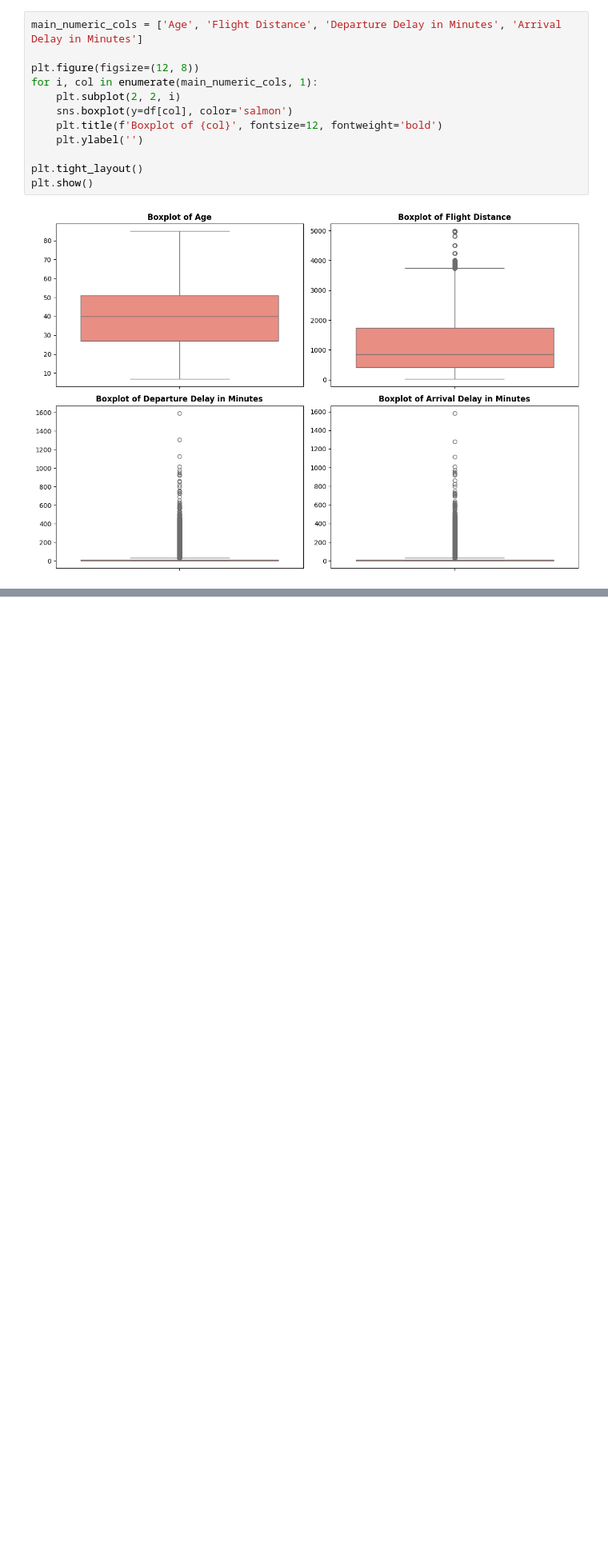
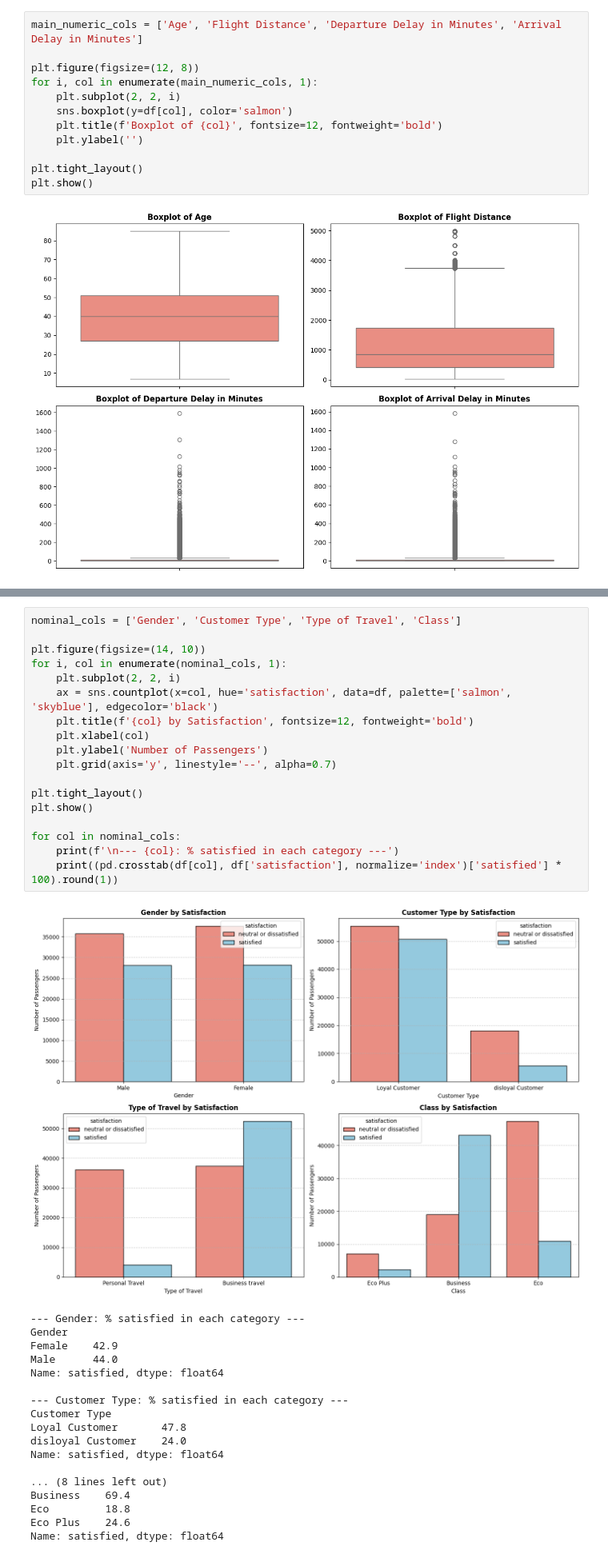
Before and after one commit to Layal06-gh/IT326-Airline-Satisfaction, a Jupyter notebook: phases/Phase2.ipynb, the cells around one changed output, grey strips where cells are left out. Shown at 80% size. Cells and saved outputs as stored; diff of their text form; blank space fills up the shorter version.

```diff
--- a/phases/Phase2.ipynb
+++ b/phases/Phase2.ipynb
@@ -76,0 +184,37 @@ The boxplot analysis across key numeric features reveals the following insights:
+# %%
+nominal_cols = ['Gender', 'Customer Type', 'Type of Travel', 'Class']
+
+plt.figure(figsize=(14, 10))
+for i, col in enumerate(nominal_cols, 1):
+    plt.subplot(2, 2, i)
+    ax = sns.countplot(x=col, hue='satisfaction', data=df, palette=['salmon', 'skyblue'], edgecolor='black')
+    plt.title(f'{col} by Satisfaction', fontsize=12, fontweight='bold')
+    plt.xlabel(col)
+    plt.ylabel('Number of Passengers')
+    plt.grid(axis='y', linestyle='--', alpha=0.7)
+
+plt.tight_layout()
+plt.show()
+
+for col in nominal_cols:
+    print(f'\n--- {col}: % satisfied in each category ---')
+    print((pd.crosstab(df[col], df['satisfaction'], normalize='index')['satisfied'] * 100).round(1))
+# %% [output]
+[figure, added]
+--- Gender: % satisfied in each category ---
+Gender
+Female    42.9
+Male      44.0
+Name: satisfied, dtype: float64
+
+--- Customer Type: % satisfied in each category ---
+Customer Type
+Loyal Customer       47.8
+disloyal Customer    24.0
+Name: satisfied, dtype: float64
+
+... (8 lines left out)
+Business    69.4
+Eco         18.8
+Eco Plus    24.6
+Name: satisfied, dtype: float64
```
Also changed, not shown: parts of 36 cells of this notebook.
